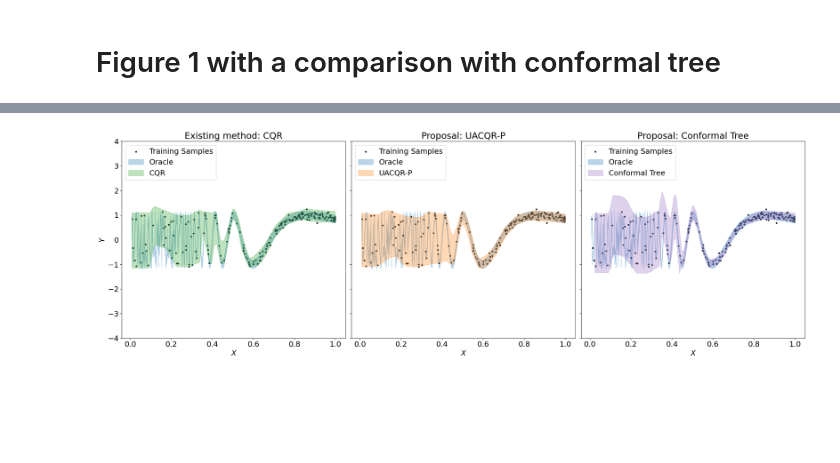
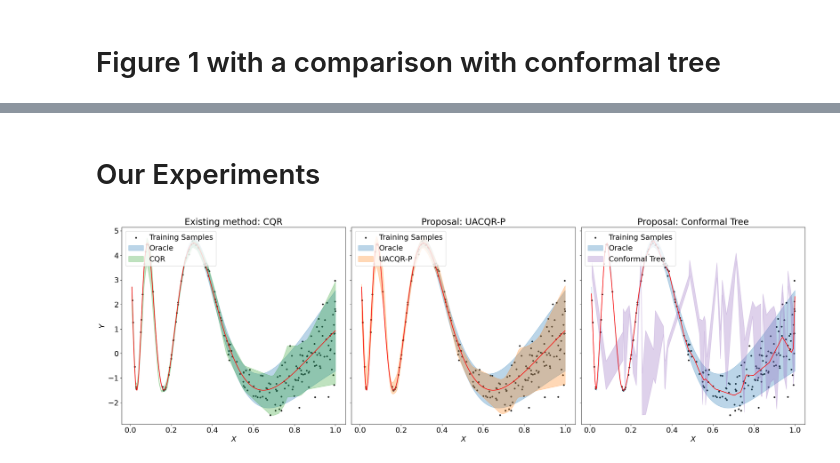
Before and after one commit to JungeumKim/conformal_tree, a Jupyter notebook: developing_ipynb/uacqr_comparison/comparison.ipynb, the cells around one changed output, grey strips where cells are left out. Drawn from its saved outputs; the diff is of its cells as text; code cells hidden in the pictures; blank space fills up the shorter version.

```diff
--- a/developing_ipynb/uacqr_comparison/comparison.ipynb
+++ b/developing_ipynb/uacqr_comparison/comparison.ipynb
@@ -189,10 +216,0 @@ plt.tight_layout()
-# %%
-from conformal_tree._data import sin_simul as data_gen
-opt1=1
-opt2=0
-
-DATA = data_gen.get_data(n0=200,
-                     n=400,seed=1,
-                     x_option=opt1,
-                     noise_option=opt2)
-(x_train,y_train),(x_calib,y_calib),(x_test, y_test) = DATA
@@ -239,9 +217,2 @@ Wall time: 1min 27s
-# %%
-ct = conformal_tree.CTree(1)
-y_model = lacqr_results.nn_model.predict(x_calib)[1,:]
-y_lb, y_ub, cg = ct.calibrate(x_calib, y_calib, y_model, 0.1)
-# %%
-plot_with_tree(lacqr_results, cond_exp, noise_sd_fn, y_lb, y_ub)
-plt.tight_layout()
-# %% [output]
-[figure, removed]
+# %% [markdown]
+# Our Experiments
@@ -247,0 +278,4 @@ plt.tight_layout()
+# %%
+compare_with_opts(opt1=0, opt2=1)
+# %% [output]
+[figure, added]
```
Also changed, not shown: parts of 17 cells of this notebook, 8 other files.
